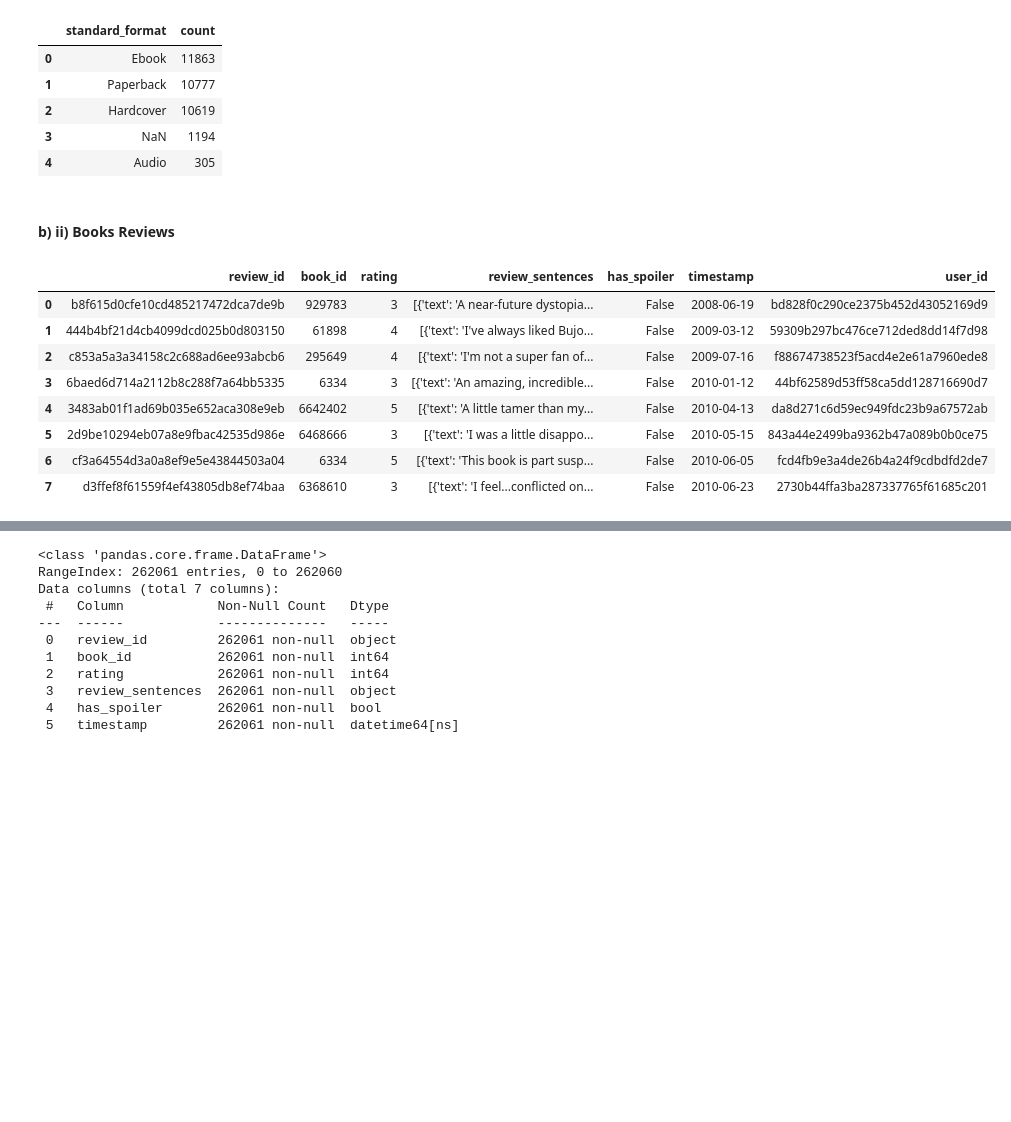
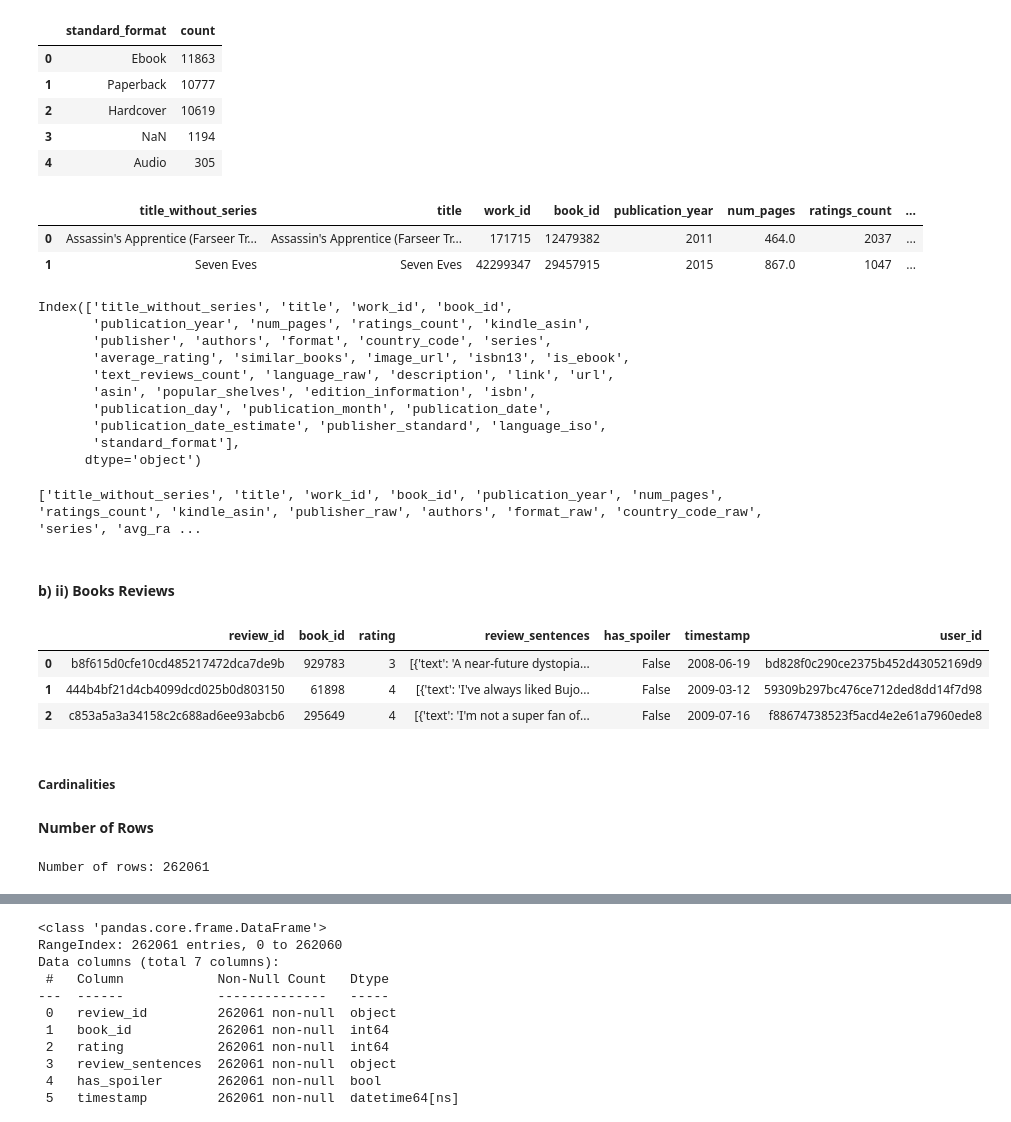
Before and after one commit to ijustsnapped/IPAI, a Jupyter notebook: Project_Raw.ipynb, the cells around one changed output, grey strips where cells are left out. Drawn from its saved outputs; the diff is of its cells as text; code cells hidden in the pictures; blank space fills up the shorter version.

```diff
--- a/Project_Raw.ipynb
+++ b/Project_Raw.ipynb
@@ -2675,3 +2962,67 @@ dup_isbn
 | 2 | Hardcover | 10619 |
 | 3 | NaN | 1194 |
 | 4 | Audio | 305 |
+# %%
+df.head(2)
+# %% [output]
+|  | title_without_series | title | work_id | book_id | publication_year | num_pages | ratings_count | ... |
+| 0 | Assassin's Apprentice (Farseer Tr... | Assassin's Apprentice (Farseer Tr... | 171715 | 12479382 | 2011 | 464.0 | 2037 | ... |
+| 1 | Seven Eves | Seven Eves | 42299347 | 29457915 | 2015 | 867.0 | 1047 | ... |
+# %%
+df.columns
+# %% [output]
+Index(['title_without_series', 'title', 'work_id', 'book_id',
+       'publication_year', 'num_pages', 'ratings_count', 'kindle_asin',
+       'publisher', 'authors', 'format', 'country_code', 'series',
+       'average_rating', 'similar_books', 'image_url', 'isbn13', 'is_ebook',
+       'text_reviews_count', 'language_raw', 'description', 'link', 'url',
+       'asin', 'popular_shelves', 'edition_information', 'isbn',
+       'publication_day', 'publication_month', 'publication_date',
+       'publication_date_estimate', 'publisher_standard', 'language_iso',
+       'standard_format'],
+      dtype='object')
+# %%
+rename_mapping = {
+    'title_without_series': 'title_without_series',
+    'title': 'title',
+    'work_id': 'work_id',
+    'book_id': 'book_id',
+    'publication_year': 'publication_year',
+    'num_pages': 'num_pages',
+    'ratings_count': 'ratings_count',
+    'kindle_asin': 'kindle_asin',
+    'publisher': 'publisher_raw',
+    'authors': 'authors',
+    'format': 'format_raw',
+    'country_code': 'country_code_raw',
+    'series': 'series',
+    'average_rating': 'avg_rating',
+    'similar_books': 'similar_books',
+    'image_url': 'image_url',
+    'isbn13': 'isbn_13',
+    'is_ebook': 'is_ebook',
+    'text_reviews_count': 'text_reviews_count',
+    'language_raw': 'language_raw',
+    'description': 'description',
+    'link': 'link',
+    'url': 'url',
+    'asin': 'child_asin',
+    'popular_shelves': 'popular_shelves',
+    'edition_information': 'edition',
+    'isbn': 'isbn_10',
+    'publication_day': 'publication_day',
+    'publication_month': 'publication_month',
+    'publication_date': 'publication_date',
+    'publication_date_estimate': 'publication_estimate',
+    'publisher_standard': 'publisher',
+    'language_iso': 'lang_iso',
+    'standard_format': 'standard_format'
+}
+
+# Apply the renaming mapping
+df.rename(columns=rename_mapping, inplace=True)
+
+# Check the new standardized column names
+print(df.columns.tolist())
+# %% [output]
+['title_without_series', 'title', 'work_id', 'book_id', 'publication_year', 'num_pages', 'ratings_count', 'kindle_asin', 'publisher_raw', 'authors', 'format_raw', 'country_code_raw', 'series', 'avg_ra ...
@@ -2682,14 +3036,18 @@ file_path = "./Datasets/2_3_goodreads/goodreads_reviews_filtered.json"
 
 df = pd.read_json(file_path, lines = True)
 # %%
-df.head(8)
+df.head(3)
 # %% [output]
 |  | review_id | book_id | rating | review_sentences | has_spoiler | timestamp | user_id |
 | 0 | b8f615d0cfe10cd485217472dca7de9b | 929783 | 3 | [{'text': 'A near-future dystopia... | False | 2008-06-19 | bd828f0c290ce2375b452d43052169d9 |
 | 1 | 444b4bf21d4cb4099dcd025b0d803150 | 61898 | 4 | [{'text': 'I've always liked Bujo... | False | 2009-03-12 | 59309b297bc476ce712ded8dd14f7d98 |
 | 2 | c853a5a3a34158c2c688ad6ee93abcb6 | 295649 | 4 | [{'text': 'I'm not a super fan of... | False | 2009-07-16 | f88674738523f5acd4e2e61a7960ede8 |
-| 3 | 6baed6d714a2112b8c288f7a64bb5335 | 6334 | 3 | [{'text': 'An amazing, incredible... | False | 2010-01-12 | 44bf62589d53ff58ca5dd128716690d7 |
-| 4 | 3483ab01f1ad69b035e652aca308e9eb | 6642402 | 5 | [{'text': 'A little tamer than my... | False | 2010-04-13 | da8d271c6d59ec949fdc23b9a67572ab |
-| 5 | 2d9be10294eb07a8e9fbac42535d986e | 6468666 | 3 | [{'text': 'I was a little disappo... | False | 2010-05-15 | 843a44e2499ba9362b47a089b0b0ce75 |
-| 6 | cf3a64554d3a0a8ef9e5e43844503a04 | 6334 | 5 | [{'text': 'This book is part susp... | False | 2010-06-05 | fcd4fb9e3a4de26b4a24f9cdbdfd2de7 |
-| 7 | d3ffef8f61559f4ef43805db8ef74baa | 6368610 | 3 | [{'text': 'I feel...conflicted on... | False | 2010-06-23 | 2730b44ffa3ba287337765f61685c201 |
+# %% [markdown]
+##### **Cardinalities**
+# %% [markdown]
+**Number of Rows**
+# %%
+num_rows = df.shape[0]
+print("Number of rows:", num_rows)
+# %% [output]
+Number of rows: 262061
```
Also changed, not shown: parts of 65 cells of this notebook.
